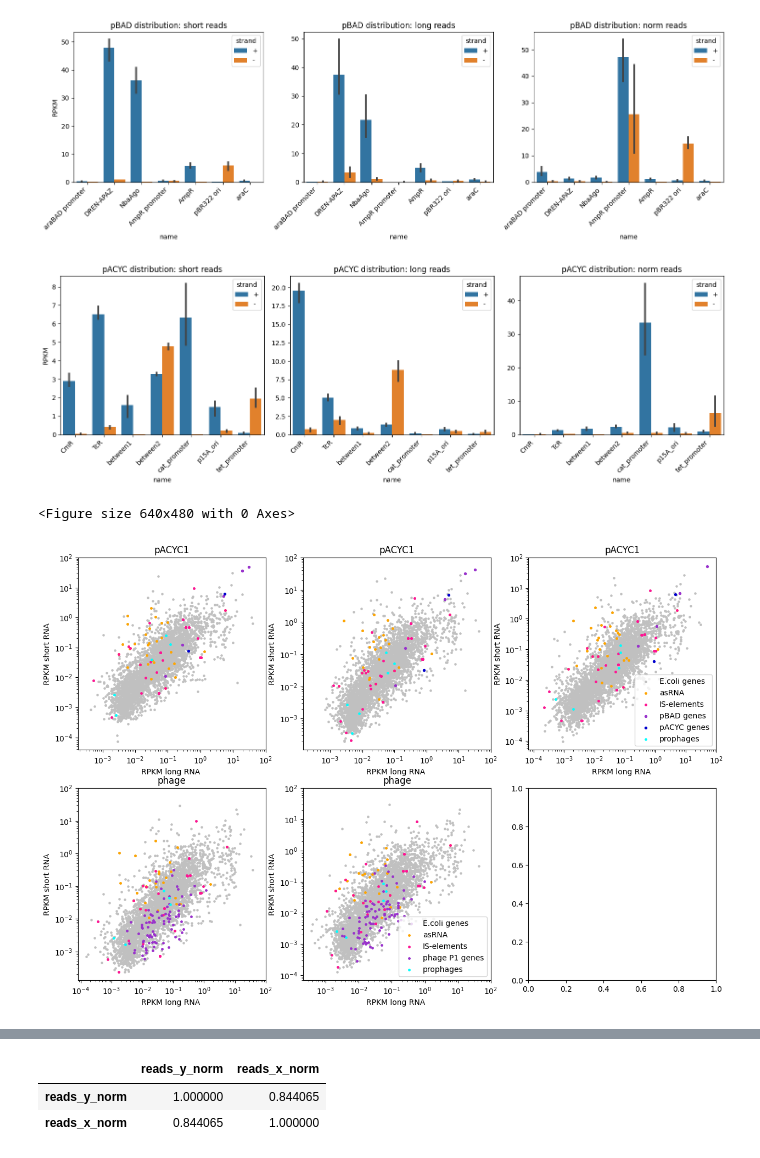
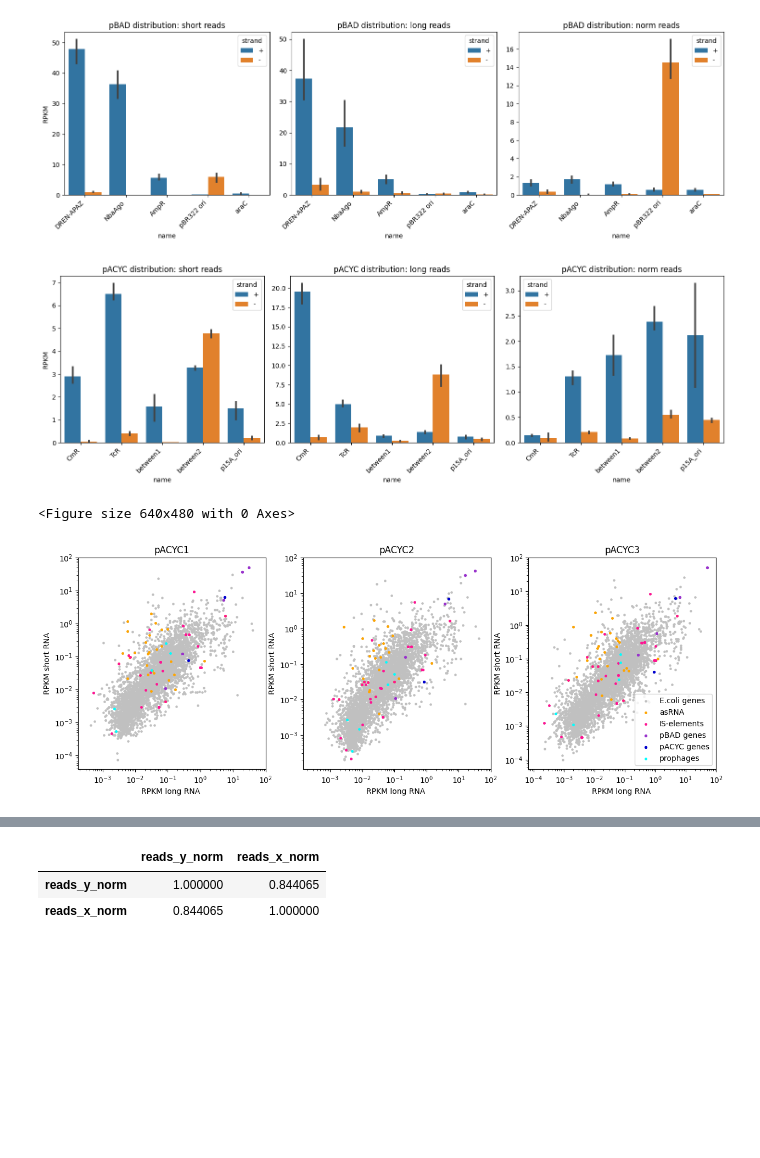
Before and after one commit to prostovna/short-argonaute-guides, a Jupyter notebook: ReadCountAnalysis.ipynb, the cells around one changed output, grey strips where cells are left out. Drawn from its saved outputs; the diff is of its cells as text; code cells hidden in the pictures; blank space fills up the shorter version.

```diff
--- a/ReadCountAnalysis.ipynb
+++ b/ReadCountAnalysis.ipynb
@@ -183,10 +139,10 @@ lib88['rep'] = 'rep1'
 lib88_sum= sum(lib88['reads'])
 # %%
 # download information about total mapped reads in each library
-read_sum1 = [['rep1',1567791 ], ['rep2',1782608], ['rep3', 2396602], ['rep4',1588553], ['rep5', 2025996]]
+read_sum1 = [['rep1',1567791 ], ['rep2',1782608], ['rep3', 2396602] ]
 
 
-read_sum2 = [['rep6', 3019913], ['rep7', 4918763], ['rep8', 6594620], ['rep9',7449791 ], ['rep10',4820468 ]]
+read_sum2 = [['rep6', 3019913], ['rep7', 4918763], ['rep8', 6594620] ]
 
 
 lib_sum1 = pd.DataFrame(read_sum1, columns=['rep_x', 'sum_x'])
@@ -428,9 +340,9 @@ def barplot_color2(df):
 # %%
 # draw chromosome gene reads distribution graph
 fig = plt.figure()
-fig, (ax1, ax2) = plt.subplots(2,1)
+fig, (ax1) = plt.subplots(1,1)
 
-fig.set_size_inches(14, 14)
+fig.set_size_inches(14, 7)
 
 df = barplot_color2(group([lib1, lib2, lib3]))
 plot_that(ax1, df, 'pACYC' )
@@ -443,11 +355,6 @@ pop_d= mpatches.Patch(color='limegreen', label="tRNA")
 ax1.legend(handles=[pop_a,pop_b, pop_c, pop_d])
 
 
-df = barplot_color2(group([lib4, lib5]))
-plot_that(ax2, df, 'phage P1' )
-ax2.legend(handles=[pop_a,pop_b, pop_c, pop_d])
-
-
 plt.tight_layout()
 
 fig.savefig('genome_distribution.png', dpi = 300 )
@@ -594,7 +459,7 @@ import matplotlib.pyplot as plt
 
 lib_pbad = pd.concat([lib111, lib222, lib333], ignore_index=True)
 
-order = ['araBAD promoter', 'DREN-APAZ',  'NbaAgo', 'AmpR promoter', 'AmpR', 'pBR322 ori',  'araC' ]
+order = ['DREN-APAZ',  'NbaAgo', 'AmpR', 'pBR322 ori',  'araC' ]
 
 fig = plt.figure()
 ax1 = fig.add_subplot(131)
@@ -603,9 +468,9 @@ ax3 = fig.add_subplot(133)
 
 fig.set_size_inches(15, 5)
 
-sns.barplot(data = lib_pbad.query("name not in ('rrnB_T1_terminator' , 'rrnB_T2_terminator' ,  'blnuc-full', 'bom', 'RBS1', 'RBS2')"), x = 'name', y = 'reads_x_norm', hue = 'strand', order = order,  ax = ax1, width = 0.8)
-sns.barplot(data = lib_pbad.query("name not in ('rrnB_T1_terminator' , 'rrnB_T2_terminator' ,  'blnuc-full', 'bom', 'RBS1', 'RBS2')"), x = 'name', y = 'reads_y_norm', hue = 'strand', order = order, ax = ax2, width = 0.8)
-sns.barplot(data = lib_pbad.query("name not in ('rrnB_T1_terminator' , 'rrnB_T2_terminator' ,  'blnuc-full', 'bom', 'RBS1', 'RBS2')"), x = 'name', y = 'reads_norm', hue = 'strand', order = order, ax = ax3, width = 0.8)
+sns.barplot(data = lib_pbad.query("name not in ('araBAD promoter', 'AmpR promoter', 'rrnB_T1_terminator' , 'rrnB_T2_terminator' ,  'blnuc-full', 'bom', 'RBS1', 'RBS2')"), x = 'name', y = 'reads_x_norm', hue = 'strand', order = order,  ax = ax1, width = 0.8)
+sns.barplot(data = lib_pbad.query("name not in ('araBAD promoter', 'AmpR promoter', 'rrnB_T1_terminator' , 'rrnB_T2_terminator' ,  'blnuc-full', 'bom', 'RBS1', 'RBS2')"), x = 'name', y = 'reads_y_norm', hue = 'strand', order = order, ax = ax2, width = 0.8)
+sns.barplot(data = lib_pbad.query("name not in ('araBAD promoter', 'AmpR promoter', 'rrnB_T1_terminator' , 'rrnB_T2_terminator' ,  'blnuc-full', 'bom', 'RBS1', 'RBS2')"), x = 'name', y = 'reads_norm', hue = 'strand', order = order, ax = ax3, width = 0.8)
 ax1.set(ylabel = 'RPKM')
 ax1.set_xticklabels(ax1.get_xticklabels(), rotation=45, horizontalalignment='right')
 ax2.set(ylabel = None)
@@ -622,9 +487,9 @@ ax3.set(title = 'pBAD distribution: norm reads')
 
 
 plt.tight_layout()
-fig.savefig('gene_distribution_pbad_280523_mean_v2.png', dpi = 300)
+fig.savefig('gene_distribution_pbad_201123_mean_v2.png', dpi = 300)
 # %% [output]
-[figure, old version]
+[figure, new version]
 # %%
 #create graph of pACYX genes reads distribution graphs
 import seaborn as sns
@@ -639,9 +504,9 @@ ax3 = fig.add_subplot(133)
 
 fig.set_size_inches(15, 5)
 
-sns.barplot(data = lib_pacyc, x = 'name', y = 'reads_x_norm', hue = 'strand',  ax = ax1, width = 0.8)
-sns.barplot(data = lib_pacyc, x = 'name', y = 'reads_y_norm', hue = 'strand',  ax = ax2, width = 0.8)
-sns.barplot(data = lib_pacyc, x = 'name', y = 'reads_norm', hue = 'strand', ax = ax3, width = 0.8)
+sns.barplot(data = lib_pacyc.query('name not in ("tet_promoter", "cat_promoter") '), x = 'name', y = 'reads_x_norm', hue = 'strand',  ax = ax1, width = 0.8)
+sns.barplot(data = lib_pacyc.query('name not in ("tet_promoter", "cat_promoter") '), x = 'name', y = 'reads_y_norm', hue = 'strand',  ax = ax2, width = 0.8)
+sns.barplot(data = lib_pacyc.query('name not in ("tet_promoter", "cat_promoter") '), x = 'name', y = 'reads_norm', hue = 'strand', ax = ax3, width = 0.8)
 ax1.set(ylabel = 'RPKM')
 ax1.set_xticklabels(ax1.get_xticklabels(), rotation=45, horizontalalignment='right')
 ax2.set(ylabel = None)
@@ -658,74 +523,62 @@ ax3.set(title = 'pACYC distribution: norm reads')
 
 
 plt.tight_layout()
-fig.savefig('gene_distribution_pacyc_260523_mean.png', dpi = 300)
+fig.savefig('gene_distribution_pacyc_201123_mean.png', dpi = 300)
 # %% [output]
-[figure, old version]
+[figure, new version]
 # %%
 ##create correlation graphs of shot and long reads
 import seaborn as sns
 import matplotlib.pyplot as plt
 
 fig = plt.figure()
-fig, ((ax1, ax2, ax3),(ax4, ax5, ax6)) = plt.subplots(2,3)
+fig, ((ax1, ax2, ax3)) = plt.subplots(1,3)
 
-fig.set_size_inches(15, 10)
+fig.set_size_inches(15, 5)
 
 def plot_that(ax, df, title, color, s):
   ax.scatter(df.reads_y_norm, df.reads_x_norm, alpha= 1, s = s, color = color)
   ax.set_yscale('log')
   ax.set_xscale('log')
   ax.set(ylim=(0, 100))
   ax.set(xlim=(0, 100))
   ax.set(title=title)
   ax.set(xlabel='RPKM long RNA ', ylabel='RPKM short RNA')
 
 
 plot_that(ax1, lib1, 'pACYC1', 'silver', 5)
 plot_that(ax1, lib1_asrna, 'pACYC1', 'orange', 6)
 plot_that(ax1, lib1_is, 'pACYC1', 'deeppink', 6)
 plot_that(ax1, lib111_f, 'pACYC1', 'darkorchid', 8) # pBAD
 plot_that(ax1, lib11_f, 'pACYC1', 'mediumblue', 8) # pACYC
 plot_that(ax1, lib1_phage, 'pACYC1', 'cyan', 6)
 
 
-plot_that(ax2, lib2, 'pACYC1', 'silver', 5)
-plot_that(ax2, lib2_asrna, 'pACYC1', 'orange', 6)
-plot_that(ax2, lib2_is, 'pACYC1', 'deeppink', 6)
-plot_that(ax2, lib222_f, 'pACYC1', 'darkorchid', 8) # pBAD
-plot_that(ax2, lib22_f, 'pACYC1', 'mediumblue', 8) # pACYC
-plot_that(ax2, lib2_phage, 'pACYC1', 'cyan', 6)
+plot_that(ax2, lib2, 'pACYC2', 'silver', 5)
+plot_that(ax2, lib2_asrna, 'pACYC2', 'orange', 6)
+plot_that(ax2, lib2_is, 'pACYC2', 'deeppink', 6)
+plot_that(ax2, lib222_f, 'pACYC2', 'darkorchid', 8) # pBAD
+plot_that(ax2, lib22_f, 'pACYC2', 'mediumblue', 8) # pACYC
+plot_that(ax2, lib2_phage, 'pACYC2', 'cyan', 6)
 
 
 
 
-plot_that(ax3, lib3, 'pACYC1', 'silver', 5)
-plot_that(ax3, lib3_asrna, 'pACYC1', 'orange', 6)
-plot_that(ax3, lib3_is, 'pACYC1', 'deeppink', 6)
-plot_that(ax3, lib333_f, 'pACYC1', 'darkorchid', 8) # pBAD
-plot_that(ax3, lib33_f, 'pACYC1', 'mediumblue', 8) # pACYC
-plot_that(ax3, lib3_phage, 'pACYC1', 'cyan', 6)
+plot_that(ax3, lib3, 'pACYC3', 'silver', 5)
+plot_that(ax3, lib3_asrna, 'pACYC3', 'orange', 6)
+plot_that(ax3, lib3_is, 'pACYC3', 'deeppink', 6)
+plot_that(ax3, lib333_f, 'pACYC3', 'darkorchid', 8) # pBAD
+plot_that(ax3, lib33_f, 'pACYC3', 'mediumblue', 8) # pACYC
+plot_that(ax3, lib3_phage, 'pACYC3', 'cyan', 6)
 
 ax3.legend(title='',  labels=['E.coli genes', 'asRNA',  'IS-elements', 'pBAD genes', 'pACYC genes', 'prophages'])
 
-plot_that(ax4, lib4, 'phage', 'silver', 5)
-plot_that(ax4, lib4_asrna, 'phage', 'orange', 6)
-plot_that(ax4, lib4_is, 'phage', 'deeppink', 6)
-plot_that(ax4, lib44, 'phage', 'darkorchid', 6)
-plot_that(ax4, lib4_phage, 'phage', 'cyan', 6)
 
 
-plot_that(ax5, lib5, 'phage', 'silver', 5)
-plot_that(ax5, lib5_asrna, 'phage', 'orange', 6)
-plot_that(ax5, lib5_is, 'phage', 'deeppink', 6)
-plot_that(ax5, lib55, 'phage', 'darkorchid', 6)
-plot_that(ax5, lib5_phage, 'phage', 'cyan', 6)
-ax5.legend(title='',  labels=['E.coli genes', 'asRNA',  'IS-elements', 'phage P1 genes', 'prophages'])
-
 plt.savefig('short_long_correlation_280523.png', dpi = 300)
 # %% [output]
 <Figure size 640x480 with 0 Axes>
-[figure, old version]
+[figure, new version]
 # %%
 ##create correlation graphs of shot and long reads - means of replicates
 import seaborn as sns
```
Also changed, not shown: parts of 15 cells of this notebook.
